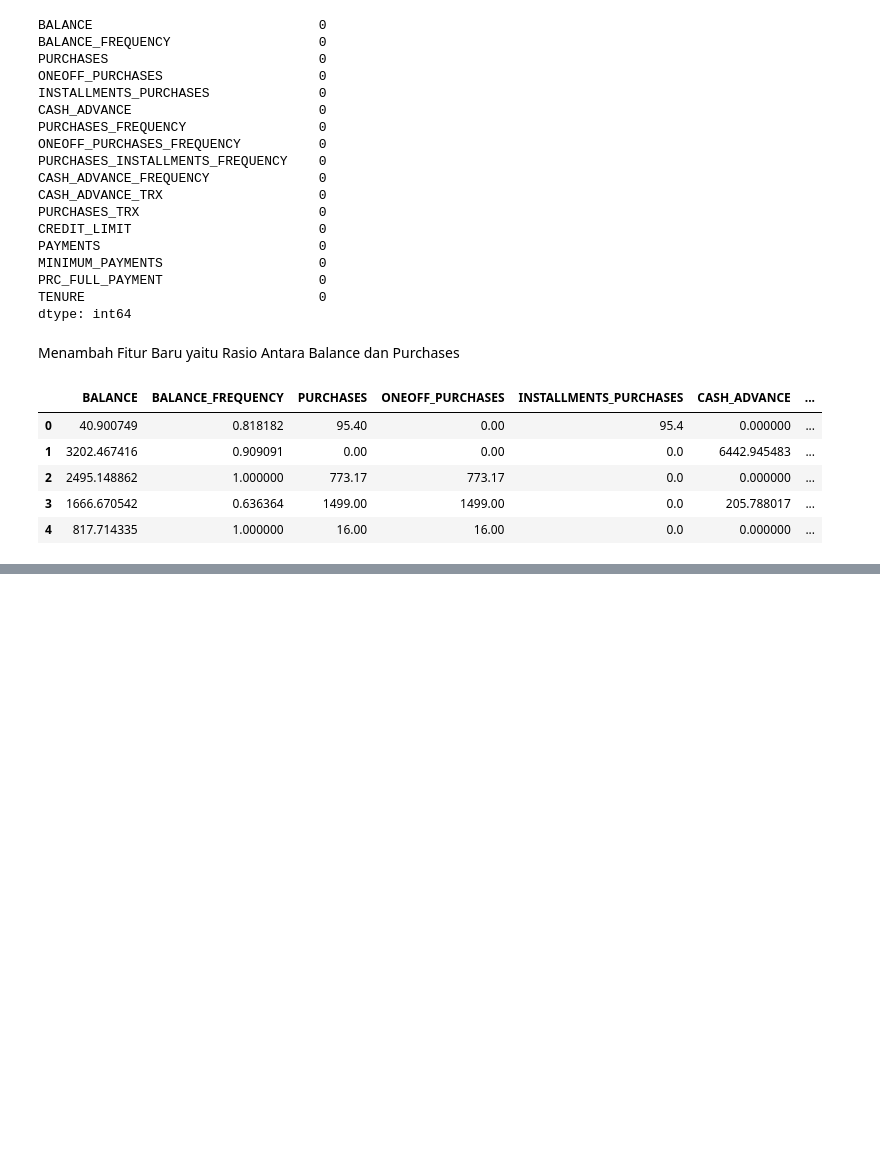
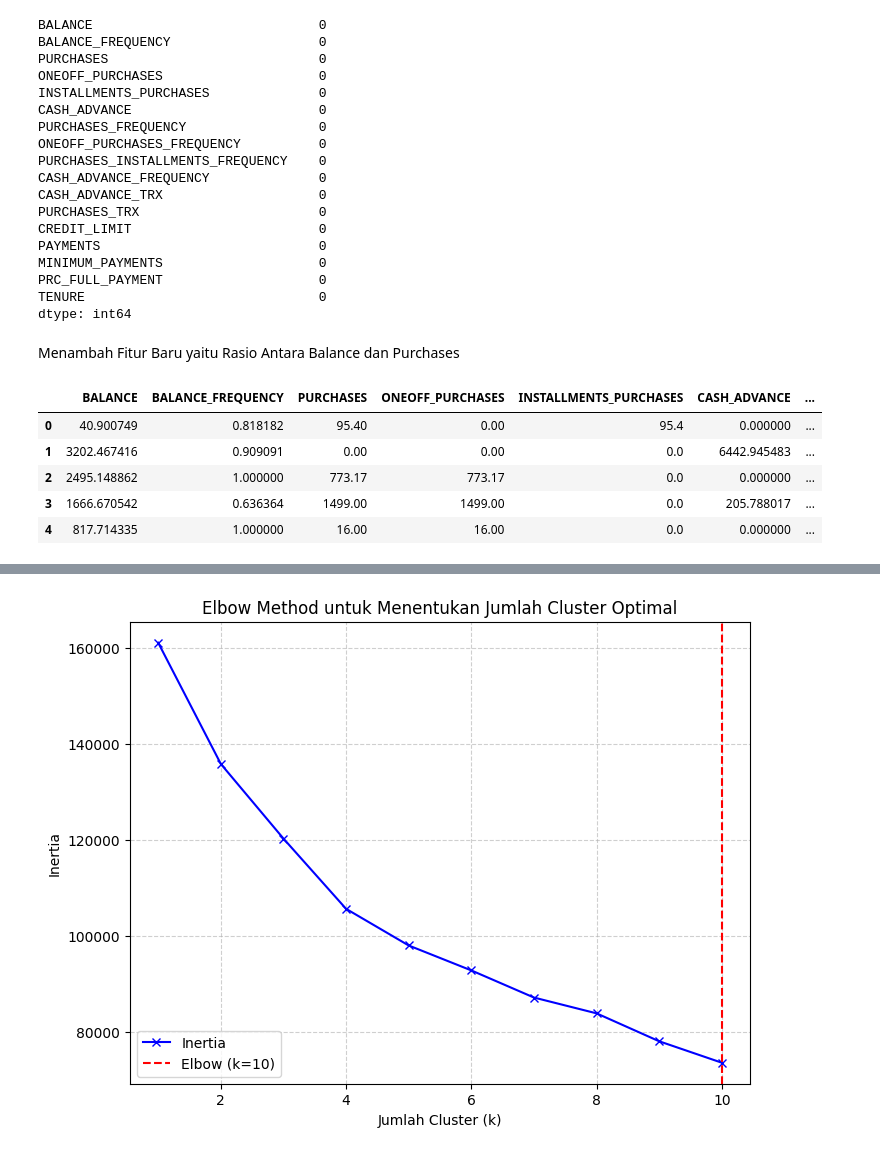
Before and after one commit to Raudhil/Machine-Learning-2025, a Jupyter notebook: UTS/UTS_2341720164_RAUDHIL_FIRDAUS_NAUFAL.ipynb, the cells around one changed output, grey strips where cells are left out. Drawn from its saved outputs; the diff is of its cells as text; code cells hidden in the pictures; blank space fills up the shorter version.

```diff
--- a/UTS/UTS_2341720164_RAUDHIL_FIRDAUS_NAUFAL.ipynb
+++ b/UTS/UTS_2341720164_RAUDHIL_FIRDAUS_NAUFAL.ipynb
@@ -227,0 +298,26 @@ df.head()
+# %%
+from sklearn.cluster import KMeans
+import matplotlib.pyplot as plt
+
+inertia = []
+K = range(1, 11)
+
+for k in K:
+    kmeans = KMeans(n_clusters=k, random_state=42)
+    kmeans.fit(X_scaled)
+    inertia.append(kmeans.inertia_)
+
+plt.figure(figsize=(8, 6))
+plt.plot(K, inertia, 'bx-', label='Inertia')
+
+best_k = 10
+plt.axvline(x=best_k, color='r', linestyle='--', label=f'Elbow (k={best_k})')
+
+plt.xlabel('Jumlah Cluster (k)')
+plt.ylabel('Inertia')
+plt.title('Elbow Method untuk Menentukan Jumlah Cluster Optimal')
+plt.legend()
+plt.grid(True, linestyle='--', alpha=0.6)
+plt.show()
+# %% [output]
+[figure, added]
```
Also changed, not shown: parts of 24 cells of this notebook.
